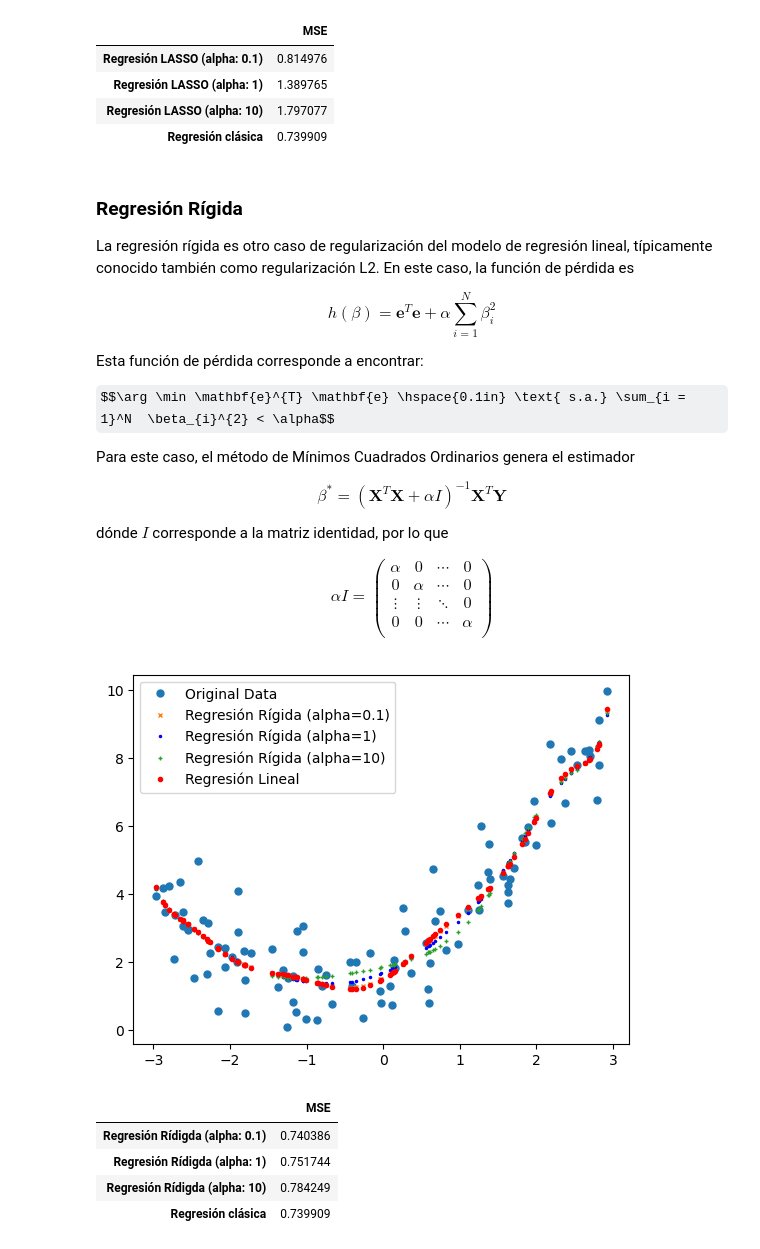
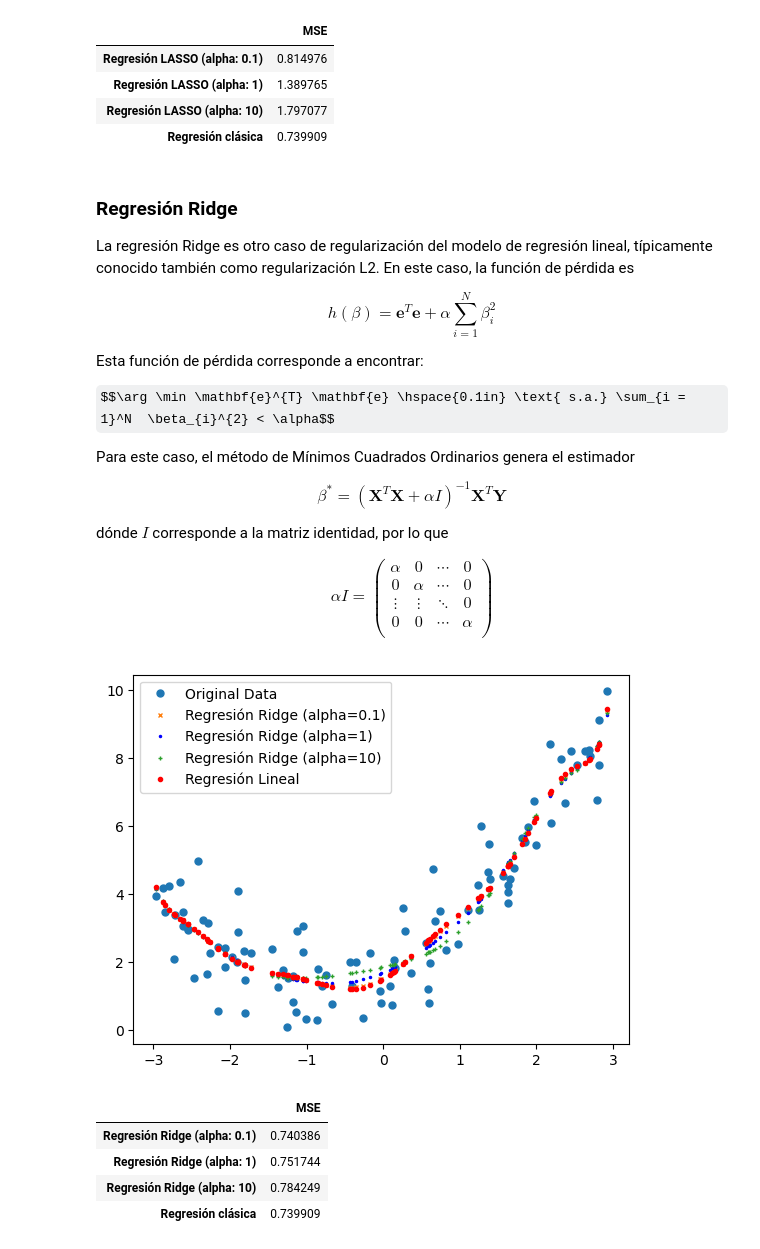
Before and after one commit to contreras-juan/UPTC_Diplomado_Ciencia_de_Datos, a Jupyter notebook: metodos_supervisados/Regresión_Lineal.ipynb, the cells around one changed output. Cells and saved outputs as stored; diff of their text form; code cells hidden in the pictures; some formulas as TeX source.

Commit message:
Ajustar cuadernos de Regresión Lineal

```diff
--- a/metodos_supervisados/Regresión_Lineal.ipynb
+++ b/metodos_supervisados/Regresión_Lineal.ipynb
@@ -499,9 +499,9 @@ mse_df
 | Regresión LASSO (alpha: 10) | 1.797077 |
 | Regresión clásica | 0.739909 |
 # %% [markdown]
-<h3> Regresión Rígida </h3>
+<h3> Regresión Ridge </h3>
 
-La regresión rígida es otro caso de regularización del modelo de regresión lineal, típicamente conocido también como regularización L2. En este caso, la función de pérdida es
+La regresión Ridge es otro caso de regularización del modelo de regresión lineal, típicamente conocido también como regularización L2. En este caso, la función de pérdida es
 
 $$h(\beta) = \mathbf{e}^{T} \mathbf{e} + \alpha \sum_{i = 1}^{N} \beta_{i} ^{2}$$
 
@@ -540,36 +540,36 @@ X_poly = poly_features.fit_transform(X)
 
 # Linear regression
 lin_reg = LinearRegression()
 lin_reg.fit(X_poly, y)
 
 # Plot original data
 plt.plot(X, y, 'o', label='Original Data', markersize=5)
 
 mse_dict = {}
 
 # Lasso regression with different alpha values
 alpha_values = [0.1, 1, 10]
 for alpha, style in zip(alpha_values, ('x', 'b.', '+', '>')):
     ridge_reg = Ridge(alpha=alpha)
     ridge_reg.fit(X_poly, y)
     y_pred = ridge_reg.predict(X_poly)
     mse = mean_squared_error(y, y_pred)
 
-    model_name = f'Regresión Rídigda (alpha: {alpha})'
+    model_name = f'Regresión Ridge (alpha: {alpha})'
     mse_dict[model_name] = mse
 
     # Plot Lasso regression lines
-    plt.plot(X, y_pred, style, label=f'Regresión Rígida (alpha={alpha})', markersize=3)
+    plt.plot(X, y_pred, style, label=f'Regresión Ridge (alpha={alpha})', markersize=3)
 
 plt.plot(X, lin_reg.predict(X_poly), 'o',label='Regresión Lineal', color='r', markersize=3)
 plt.legend()
 plt.show()
 
 mse = mean_squared_error(y, lin_reg.predict(X_poly))
 
 mse_dict['Regresión clásica'] = mse
 # %% [output]
-[figure, old version]
+[figure, new version]
 # %%
 import pandas as pd
 mse_df = pd.DataFrame.from_dict(mse_dict, orient='index')
@@ -577,7 +577,7 @@ mse_df.columns = ['MSE']
 mse_df
 # %% [output]
 |  | MSE |
-| Regresión Rídigda (alpha: 0.1) | 0.740386 |
-| Regresión Rídigda (alpha: 1) | 0.751744 |
-| Regresión Rídigda (alpha: 10) | 0.784249 |
+| Regresión Ridge (alpha: 0.1) | 0.740386 |
+| Regresión Ridge (alpha: 1) | 0.751744 |
+| Regresión Ridge (alpha: 10) | 0.784249 |
 | Regresión clásica | 0.739909 |
```
Also changed, not shown: 1 other file.
